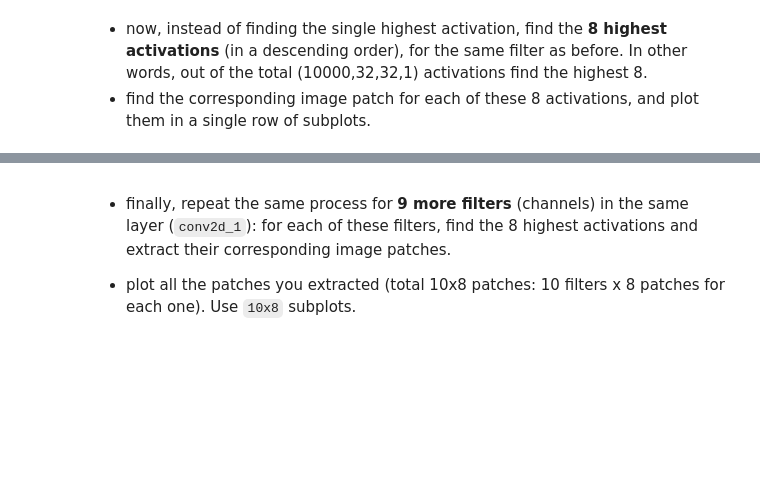
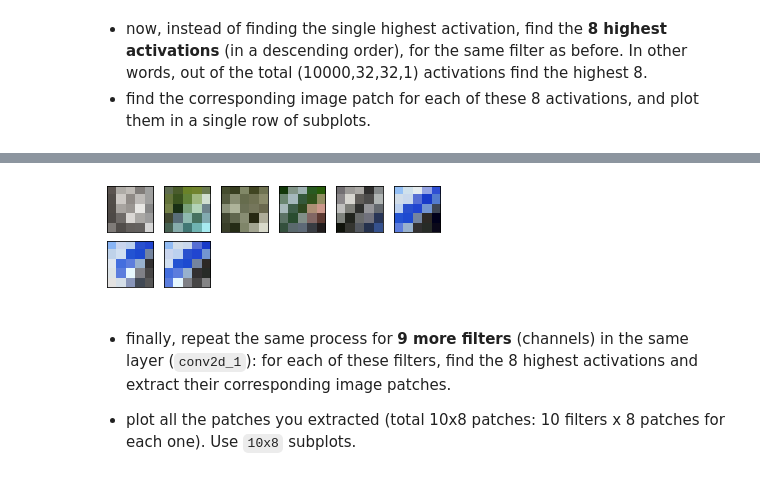
Before and after one commit to sergienko4/deep-learing, a Jupyter notebook: ex6.ipynb, the cells around one changed output, grey strips where cells are left out. Saved outputs shown, nothing was run; the diff lists cells and outputs as text; code cells hidden in the pictures; blank space fills up the shorter version.

```diff
--- a/ex6.ipynb
+++ b/ex6.ipynb
@@ -92,6 +89,26 @@ def print_scatter_with_reduce_model(model, prediction, y):
   x_reduced = model.fit_transform(prediction)
   plt.figure(figsize=(10, 10), dpi=80)
   plt.scatter(x_reduced[:,0], x_reduced[:,1], s=50,c=y,cmap='tab10', alpha=0.5)
+# %%
+def extract_paches(pick_filters_num, highest_responses_num, prediction, all_pics, S, P, K):
+  patches = []
+  for f_idx in range(pick_filters_num):# filters
+    idxes = np.argsort(prediction[:,:,:,f_idx],axis=None)[-highest_responses_num:] # get idxes of  n highest responses
+    for idx in idxes:
+      (img_idx, i, j) = np.unravel_index(idx, prediction.shape[:3])
+      img = all_pics[img_idx]
+      img_padded = np.pad(img,((P,P),(P,P),(0,0))) # pad the rows & columns
+      patch = img_padded[S*i:S*i+K, S*j:S*j+K, :]
+      patches.append(patch)
+  return patches
+# %%
+def print_paches(nrows, ncols, patches, figsize=(6,8)):
+  plt.figure(figsize=figsize)
+  for i in range(len(patches)):
+    plt.subplot(nrows,ncols,i+1)
+    plt.imshow(patches[i])
+    plt.xticks([])
+    plt.yticks([])
 # %%
 activations = Model(inputs=model.inputs, outputs=model.layers[18].output)
 prediction = activations.predict(x_test)
@@ -228,3 +174,20 @@ for item in top_8:
+# %%
+S = 1 # scale
+P = 2 # padding
+K = 5 # patch size: K x K
+prediction = activations.predict(x_test)
+
+patches = extract_paches(pick_filters_num=1,
+                         highest_responses_num=8,
+                         prediction=prediction,
+                         all_pics=x_test,
+                         S=S,
+                         P=P,
+                         K=K)
+# %%
+print_paches(8,6, patches)
+# %% [output]
+[figure, added]
 # %% [markdown]
 - finally, repeat the same process for **9 more filters** (channels) in the same layer (`conv2d_1`): for each of these filters, find the 8 highest activations and extract their corresponding image patches.
 
```
Also changed, not shown: parts of 16 cells of this notebook.
